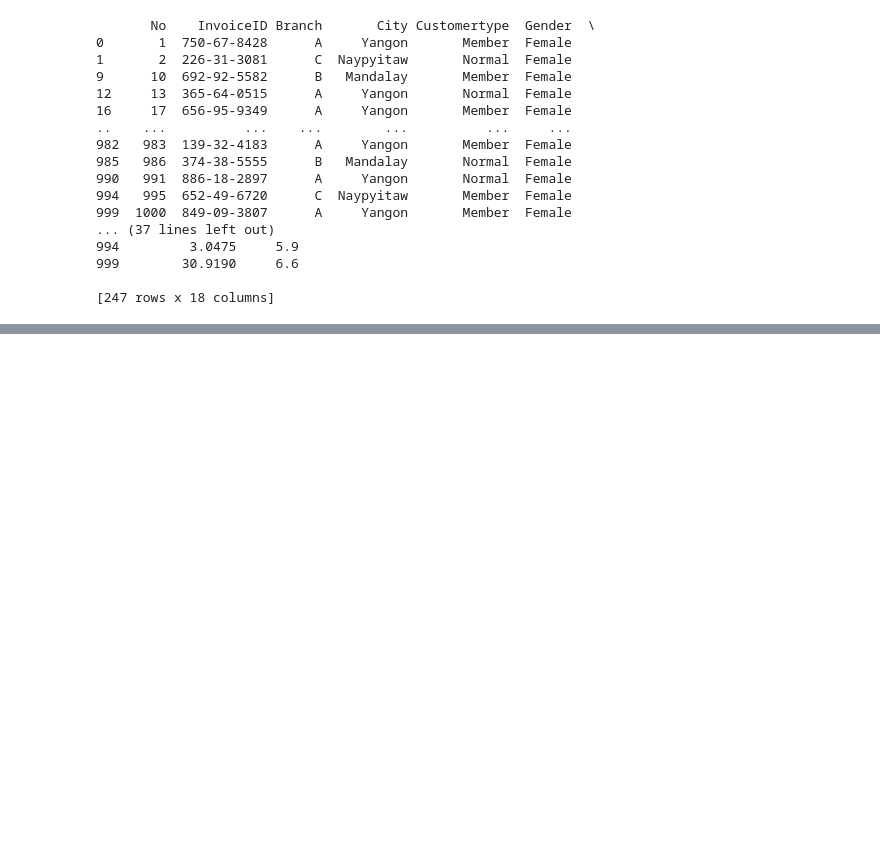
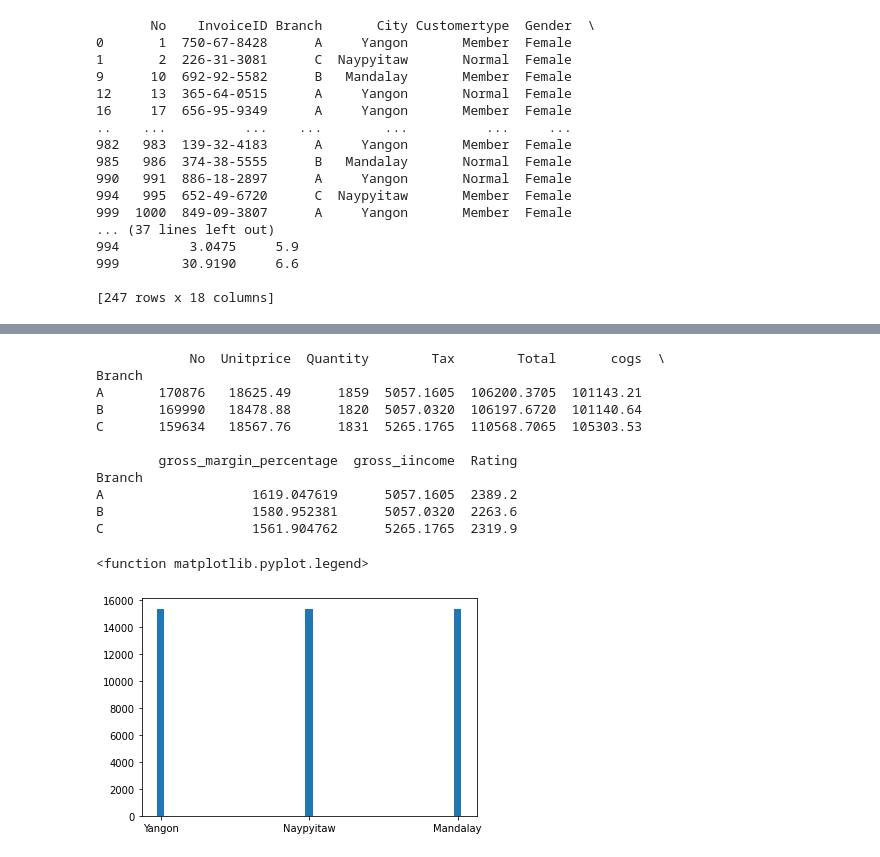
Before and after one commit to JeswinThomasAJ/Business-Analytics-with-Python, a Jupyter notebook: Copy_of_Question_and_ans.ipynb, the cells around one changed output, grey strips where cells are left out. Drawn from its saved outputs; the diff is of its cells as text; code cells hidden in the pictures; blank space fills up the shorter version.

```diff
--- a/Copy_of_Question_and_ans.ipynb
+++ b/Copy_of_Question_and_ans.ipynb
@@ -808,0 +877,21 @@ ValueError: ignored
+# %%
+su=df.groupby("Branch").sum()
+print(su)
+x2=df["City"]
+y2=df["gross_iincome"].sum()
+plt.bar(x2,y2,width=0.05)
+plt.legend
+# %% [output]
+            No  Unitprice  Quantity        Tax        Total       cogs  \
+Branch
+A       170876   18625.49      1859  5057.1605  106200.3705  101143.21
+B       169990   18478.88      1820  5057.0320  106197.6720  101140.64
+C       159634   18567.76      1831  5265.1765  110568.7065  105303.53
+
+        gross_margin_percentage  gross_iincome  Rating
+Branch
+A                   1619.047619      5057.1605  2389.2
+B                   1580.952381      5057.0320  2263.6
+C                   1561.904762      5265.1765  2319.9
+<function matplotlib.pyplot.legend>
+[figure, added]
```
Also changed, not shown: parts of 8 cells of this notebook.
